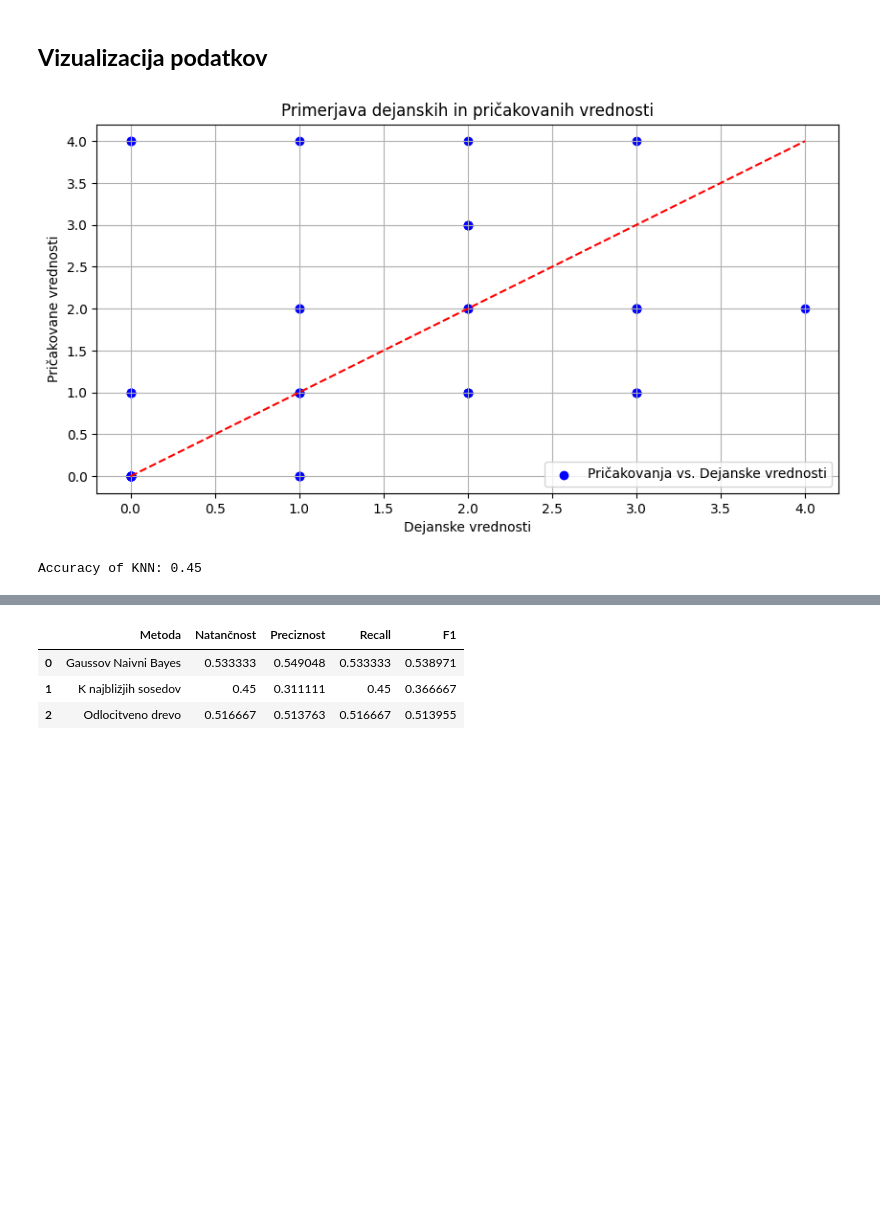
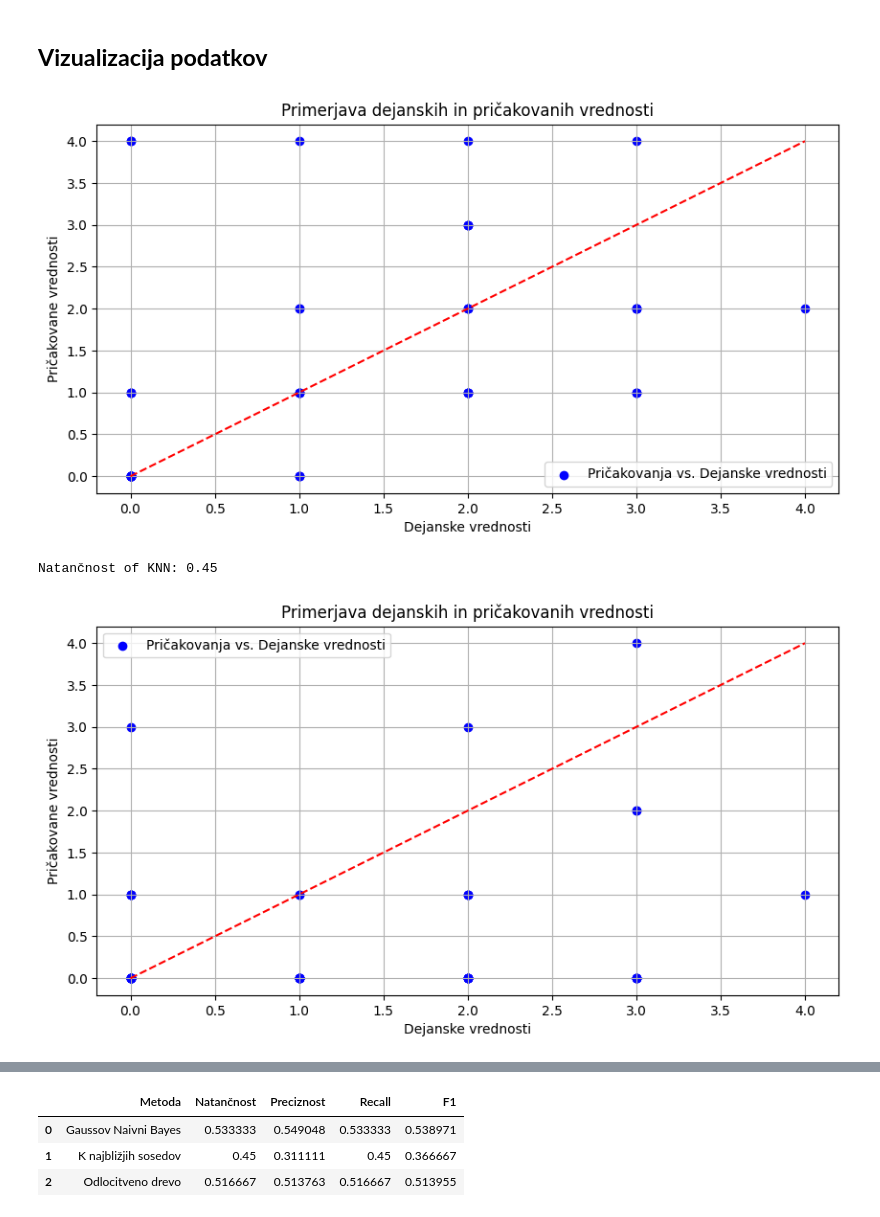
Before and after one commit to alenpihler11/Data, a Jupyter notebook: SO_Projektna.ipynb, the cells around one changed output, grey strips where cells are left out. Drawn from its saved outputs; the diff is of its cells as text; code cells hidden in the pictures; blank space fills up the shorter version.

```diff
--- a/SO_Projektna.ipynb
+++ b/SO_Projektna.ipynb
@@ -335,7 +335,24 @@ plt.grid(True)
 plt.show()
 
 
-print("Accuracy of KNN:", accuracy_score(y_test, knn_pred))
+print("Natančnost of KNN:", accuracy_score(y_test, knn_pred))
 # %% [output]
 [figure]
-Accuracy of KNN: 0.45
+Natančnost of KNN: 0.45
+# %%
+import matplotlib.pyplot as plt
+from sklearn.neighbors import KNeighborsClassifier
+from sklearn.metrics import accuracy_score, precision_score, recall_score, f1_score
+import pandas as pd
+
+plt.figure(figsize=(10, 5))
+plt.scatter(x=y_test, y=knn_pred, alpha=1, c='blue', label='Pričakovanja vs. Dejanske vrednosti')
+plt.title('Primerjava dejanskih in pričakovanih vrednosti')
+plt.xlabel('Dejanske vrednosti')
+plt.ylabel('Pričakovane vrednosti')
+plt.plot([min(y_test), max(y_test)], [min(y_test), max(y_test)], color='red', linestyle='--')
+plt.legend()
+plt.grid(True)
+plt.show()
+# %% [output]
+[figure, added]
```
Also changed, not shown: parts of 2 cells of this notebook.
